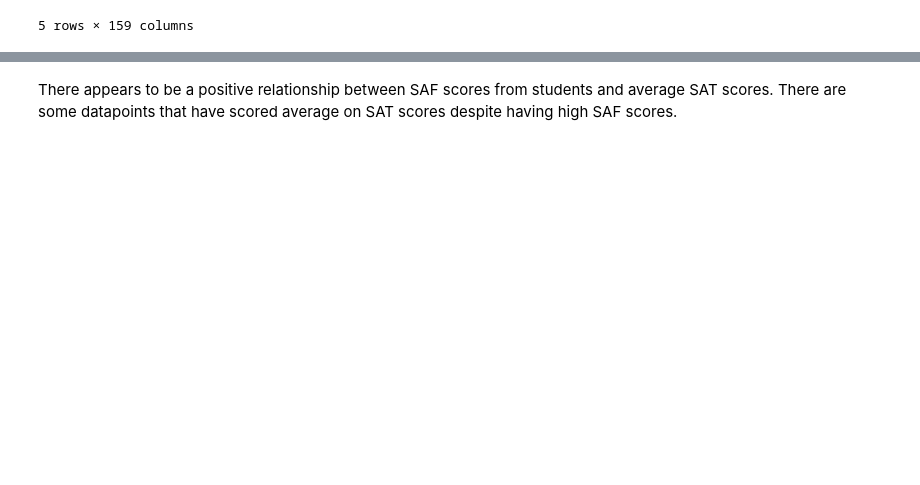
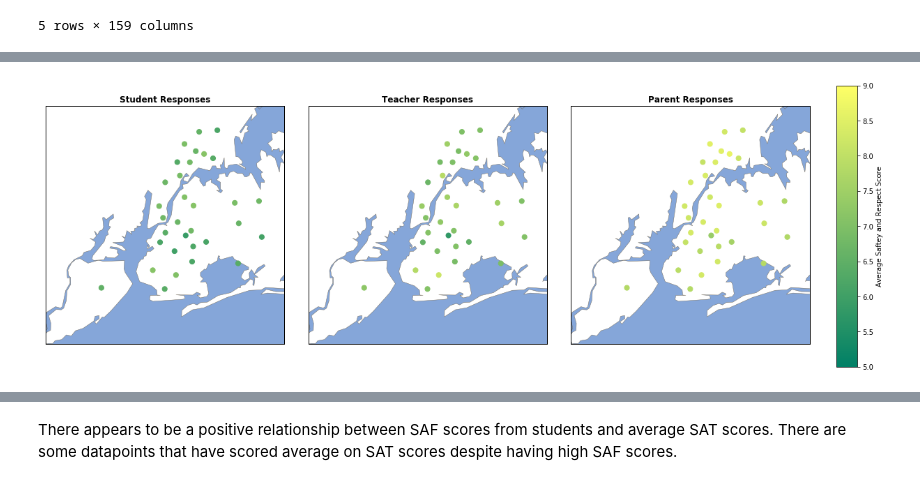
Before and after one commit to EngineBae/NYC-highschool-data, a Jupyter notebook: Schools.ipynb, the cells around one changed output, grey strips where cells are left out. Drawn from its saved outputs; the diff is of its cells as text; code cells hidden in the pictures; blank space fills up the shorter version.

```diff
--- a/Schools.ipynb
+++ b/Schools.ipynb
@@ -282,0 +309,37 @@ http://pandas.pydata.org/pandas-docs/stable/indexing.html#deprecate-loc-reindex-
+# %%
+#creating a map of NY
+from mpl_toolkits.basemap import Basemap
+
+fig = plt.figure(figsize=(21,7))
+cols = ['saf_s_11', 'saf_t_11', 'saf_p_11']
+titles = ['Student Responses', 'Teacher Responses', 'Parent Responses']
+
+for i in range(0,3):
+    ax = fig.add_subplot(1,3,i+1)
+    m = Basemap(
+        projection='merc',
+        llcrnrlat=40.496044,
+        urcrnrlat=40.915256,
+        llcrnrlon=-74.255735,
+        urcrnrlon=-73.700272,
+        resolution='h',
+    )
+
+    m.drawmapboundary(fill_color='#85A6D9')
+    m.drawcoastlines(color='#6D5F47', linewidth=.4)
+    m.drawrivers(color='#6D5F47', linewidth=.4)
+    m.fillcontinents(color='white',lake_color='#85A6D9')
+
+    longitudes = districts["lon"].tolist()
+    latitudes = districts["lat"].tolist()
+    m.scatter(longitudes, latitudes, s=50, zorder=2,
+              latlon=True, c=districts[cols[i]], cmap="summer",
+             vmin=5, vmax=9)
+    ax.set_title(titles[i], fontweight='bold')
+
+plt.subplots_adjust(right=0.85, wspace=0.1)
+cax = plt.axes([0.875, 0.1, 0.02, 0.8])
+plt.colorbar(label='Average Saftey and Respect Score', cax=cax)
+plt.show()
+# %% [output]
+[figure, added]
```
Also changed, not shown: parts of 46 cells of this notebook.
